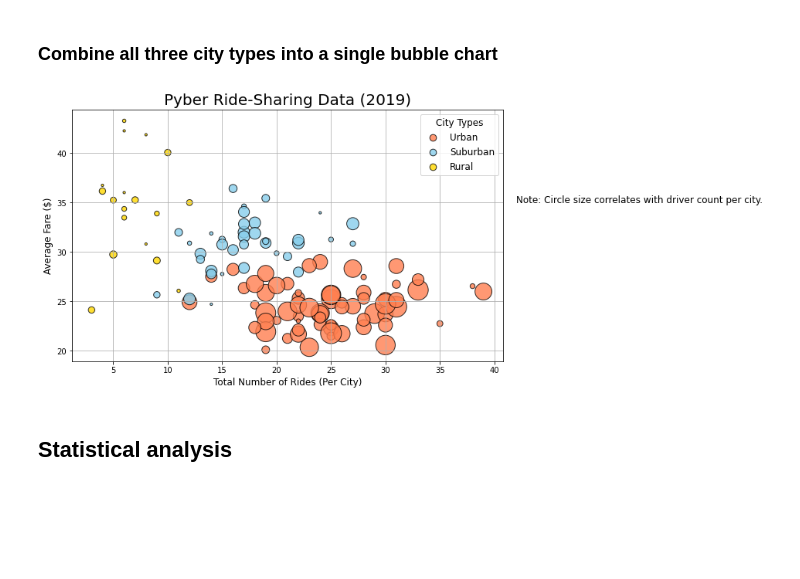
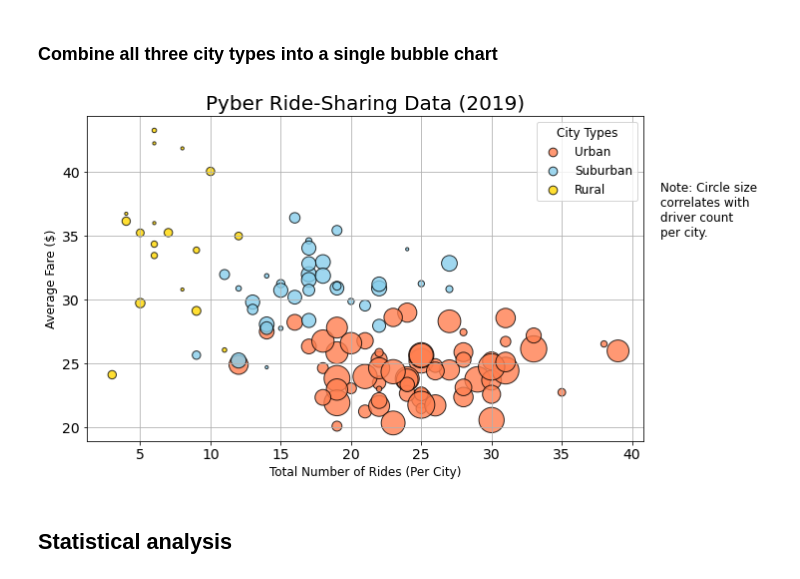
Before and after one commit to eric-spoerner/rideshare-analysis, a Jupyter notebook: Pyber.ipynb, the cells around one changed output. Drawn from its saved outputs; the diff is of its cells as text; code cells hidden in the pictures; blank space fills up the shorter version.

```diff
--- a/Pyber.ipynb
+++ b/Pyber.ipynb
@@ -442,36 +442,36 @@ plt.scatter(x=suburban_ride_count,
            linewidths=1,
            alpha=0.8,
            label="Suburban")
 plt.scatter(x=rural_ride_count,
             y=rural_avg_fare,
             s=rural_driver_count*10,
             c="gold",
             edgecolor="black",
             linewidths=1,
             alpha=0.8,
             label="Rural"
            )
 
 plt.title("Pyber Ride-Sharing Data (2019)", fontsize=20)
 plt.ylabel("Average Fare ($)", fontsize=12)
 plt.xlabel("Total Number of Rides (Per City)", fontsize=12)
 plt.grid(True)
 
 # Create a legend based on labels
 lgnd = plt.legend(fontsize=12, mode="Expanded", scatterpoints=1, loc="best", title="City Types")
 lgnd.legendHandles[0]._sizes = [75]
 lgnd.legendHandles[1]._sizes = [75]
 lgnd.legendHandles[2]._sizes = [75]
 lgnd.get_title().set_fontsize(12)
 
 # Text label referencing circle size
-plt.text(42,35,"Note: Circle size correlates with driver count per city.",fontsize="12")
+plt.text(42,35,"Note: Circle size \ncorrelates with\ndriver count\nper city.",fontsize="12")
 
 #plt.show()
 
-plt.savefig("Analysis/Fig1.png")
+plt.savefig("Analysis/Fig1.png", facecolor='white', transparent=False, bbox_inches="tight")
 # %% [output]
-[figure, old version]
+[figure, new version]
 # %% [markdown]
 ## Statistical analysis
 # %% [markdown]
```
Also changed, not shown: parts of 6 cells of this notebook, 10 other files.
